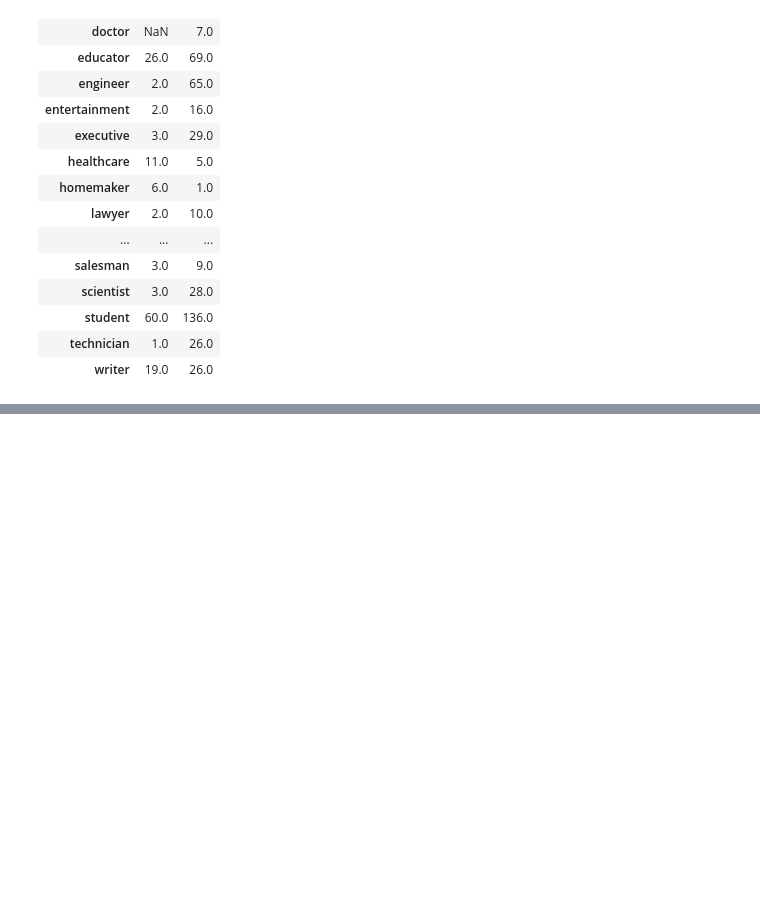
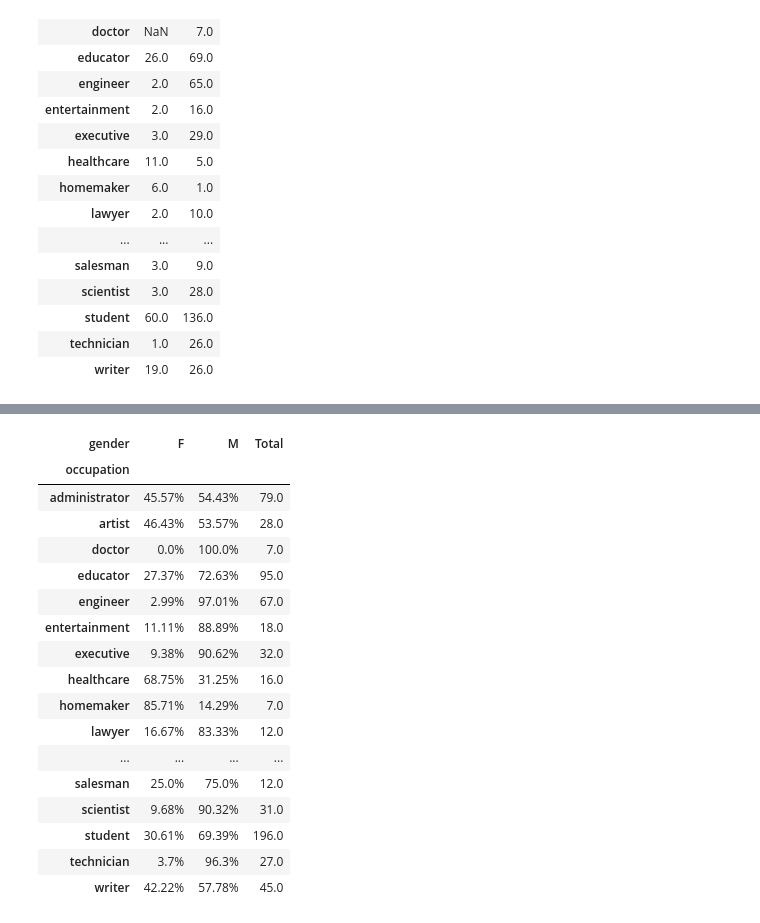
Before and after one commit to Filipate/DataScienceJUN, a Jupyter notebook: WEEK_4/Day3_G/exercises/pandas/3_Grouping/Occupation/Solutions.ipynb, the cells around one changed output, grey strips where cells are left out. Cells and saved outputs as stored; diff of their text form; code cells hidden in the pictures; blank space fills up the shorter version.

```diff
--- a/WEEK_4/Day3_G/exercises/pandas/3_Grouping/Occupation/Solutions.ipynb
+++ b/WEEK_4/Day3_G/exercises/pandas/3_Grouping/Occupation/Solutions.ipynb
@@ -180,0 +338,23 @@ step_7
+# %%
+s["F"]=round(((s["F"]/s["Total"])*100),2).astype(str)+"%"
+s["M"]=round(((s["M"]/s["Total"])*100),2).astype(str)+"%"
+s
+# %% [output]
+| gender | F | M | Total |
+| occupation |  |  |  |
+| administrator | 45.57% | 54.43% | 79.0 |
+| artist | 46.43% | 53.57% | 28.0 |
+| doctor | 0.0% | 100.0% | 7.0 |
+| educator | 27.37% | 72.63% | 95.0 |
+| engineer | 2.99% | 97.01% | 67.0 |
+| entertainment | 11.11% | 88.89% | 18.0 |
+| executive | 9.38% | 90.62% | 32.0 |
+| healthcare | 68.75% | 31.25% | 16.0 |
+| homemaker | 85.71% | 14.29% | 7.0 |
+| lawyer | 16.67% | 83.33% | 12.0 |
+| ... | ... | ... | ... |
+| salesman | 25.0% | 75.0% | 12.0 |
+| scientist | 9.68% | 90.32% | 31.0 |
+| student | 30.61% | 69.39% | 196.0 |
+| technician | 3.7% | 96.3% | 27.0 |
+| writer | 42.22% | 57.78% | 45.0 |
```
Also changed, not shown: parts of 23 cells of this notebook, 20 other files.
